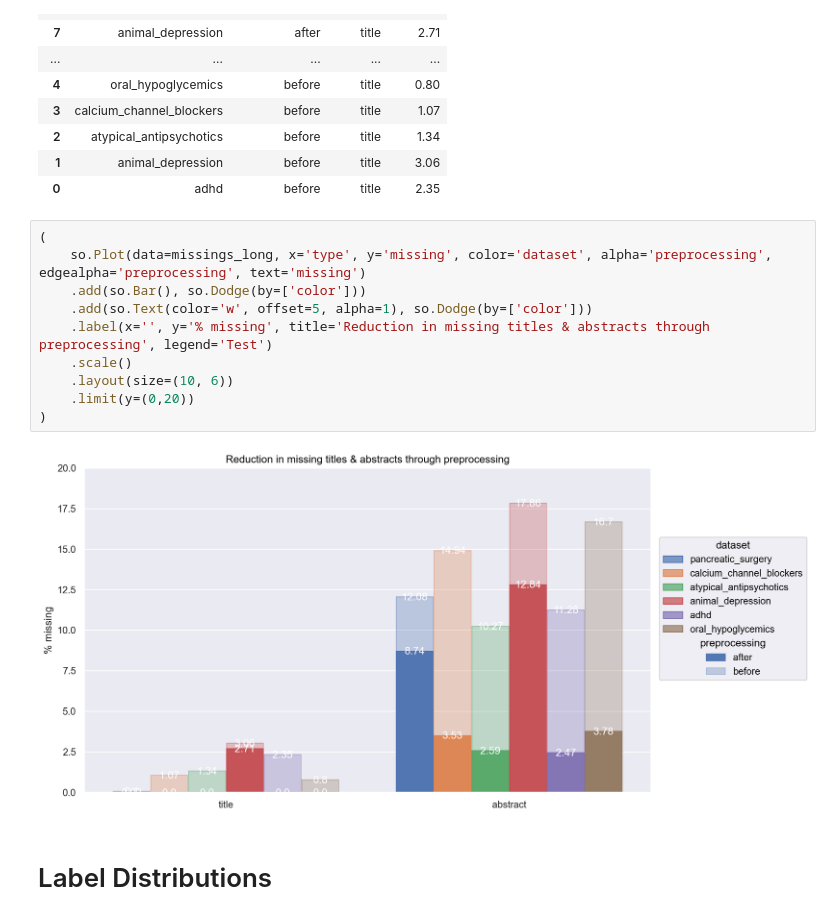
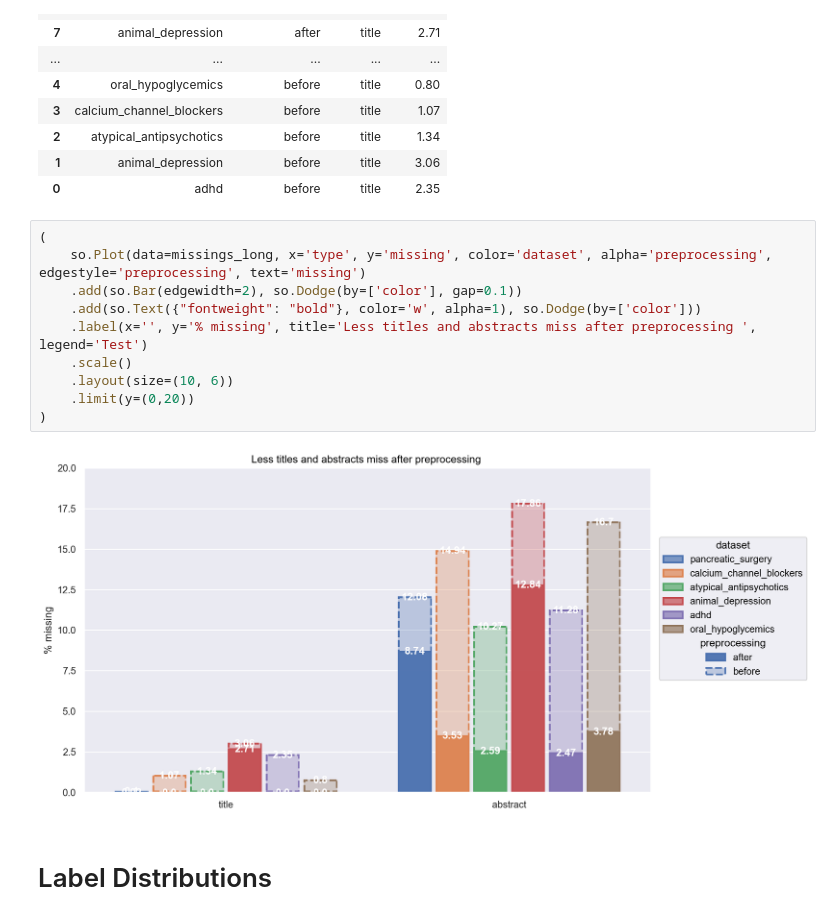
Before and after one commit to MarcoAigner/automated_title_abstract_screening, a Jupyter notebook: chapters/notebooks/3_2_preparation/3_2_2_analysis/3_2_2_analysis.ipynb, the cells around one changed output. Drawn from its saved outputs; the diff is of its cells as text.

```diff
--- a/chapters/notebooks/3_2_preparation/3_2_2_analysis/3_2_2_analysis.ipynb
+++ b/chapters/notebooks/3_2_preparation/3_2_2_analysis/3_2_2_analysis.ipynb
@@ -117,16 +296,16 @@ missings_long
 | 0 | adhd | before | title | 2.35 |
 # %%
 (
-    so.Plot(data=missings_long, x='type', y='missing', color='dataset', alpha='preprocessing', edgealpha='preprocessing', text='missing')
-    .add(so.Bar(), so.Dodge(by=['color']))
-    .add(so.Text(color='w', offset=5, alpha=1), so.Dodge(by=['color']))
-    .label(x='', y='% missing', title='Reduction in missing titles & abstracts through preprocessing', legend='Test')
+    so.Plot(data=missings_long, x='type', y='missing', color='dataset', alpha='preprocessing', edgestyle='preprocessing', text='missing')
+    .add(so.Bar(edgewidth=2), so.Dodge(by=['color'], gap=0.1))
+    .add(so.Text({"fontweight": "bold"}, color='w', alpha=1), so.Dodge(by=['color']))
+    .label(x='', y='% missing', title='Less titles and abstracts miss after preprocessing ', legend='Test')
     .scale()
     .layout(size=(10, 6))
     .limit(y=(0,20))
 )
 # %% [output]
-[figure, old version]
+[figure, new version]
 # %% [markdown]
 # Label Distributions
 # %%
```
Also changed, not shown: parts of 48 cells of this notebook.
